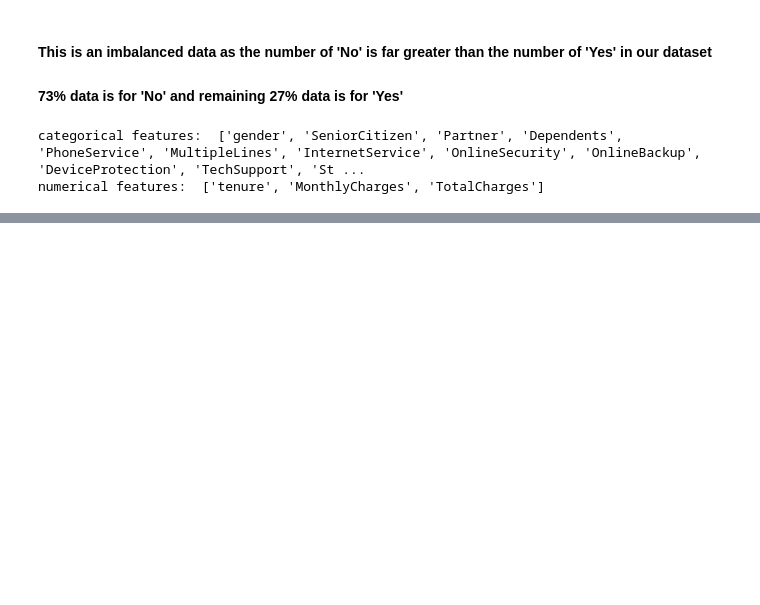
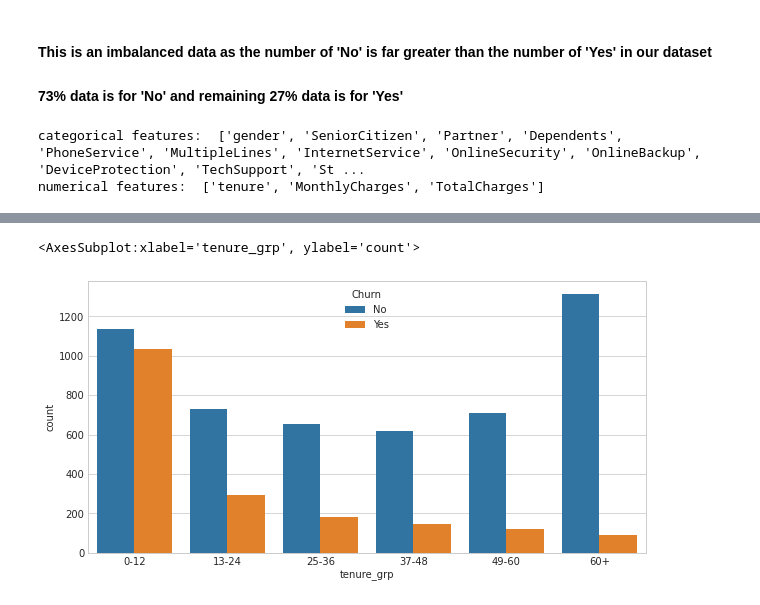
Before and after one commit to ParisRohan/AES-128-bit-Key-size-, a Jupyter notebook: customer-churn-prediction.ipynb, the cells around one changed output, grey strips where cells are left out. Saved outputs shown, nothing was run; the diff lists cells and outputs as text; code cells hidden in the pictures; blank space fills up the shorter version.

Commit message:
Kaggle Notebook | customer_churn_prediction | Version 4

```diff
--- a/customer-churn-prediction.ipynb
+++ b/customer-churn-prediction.ipynb
@@ -190,0 +205,2 @@ plt.show()
+# %%
+df_data['tenure_grp'] = pd.cut(df_data['tenure'], bins=[0,12,24,36,48,60,np.inf], labels=['0-12', '13-24', '25-36', '37-48', '49-60', '60+'])
@@ -190,0 +217,6 @@ plt.show()
+# %%
+plt.figure(figsize=(10,5))
+sns.countplot(data=df_data, x='tenure_grp',hue = "Churn")
+# %% [output]
+<AxesSubplot:xlabel='tenure_grp', ylabel='count'>
+[figure, added]
```
Also changed, not shown: parts of 9 cells of this notebook.
